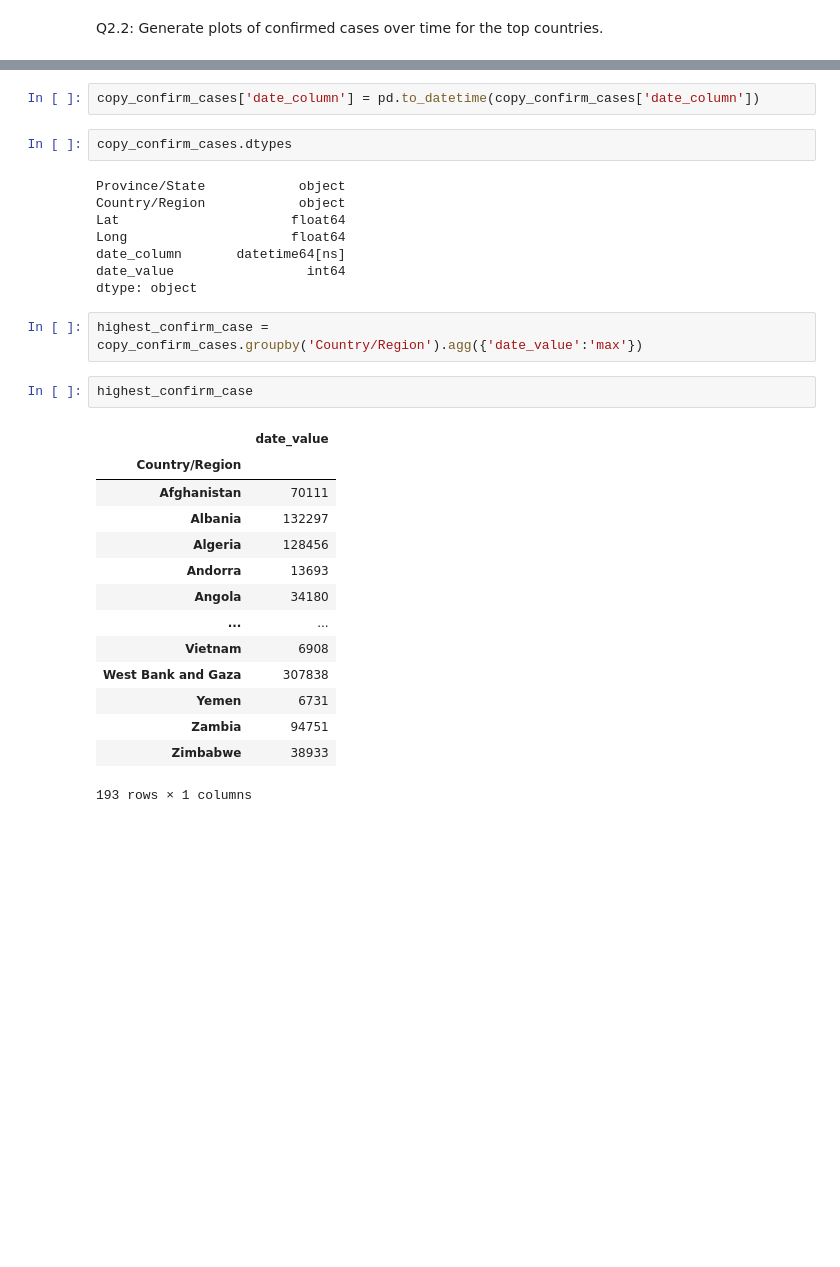
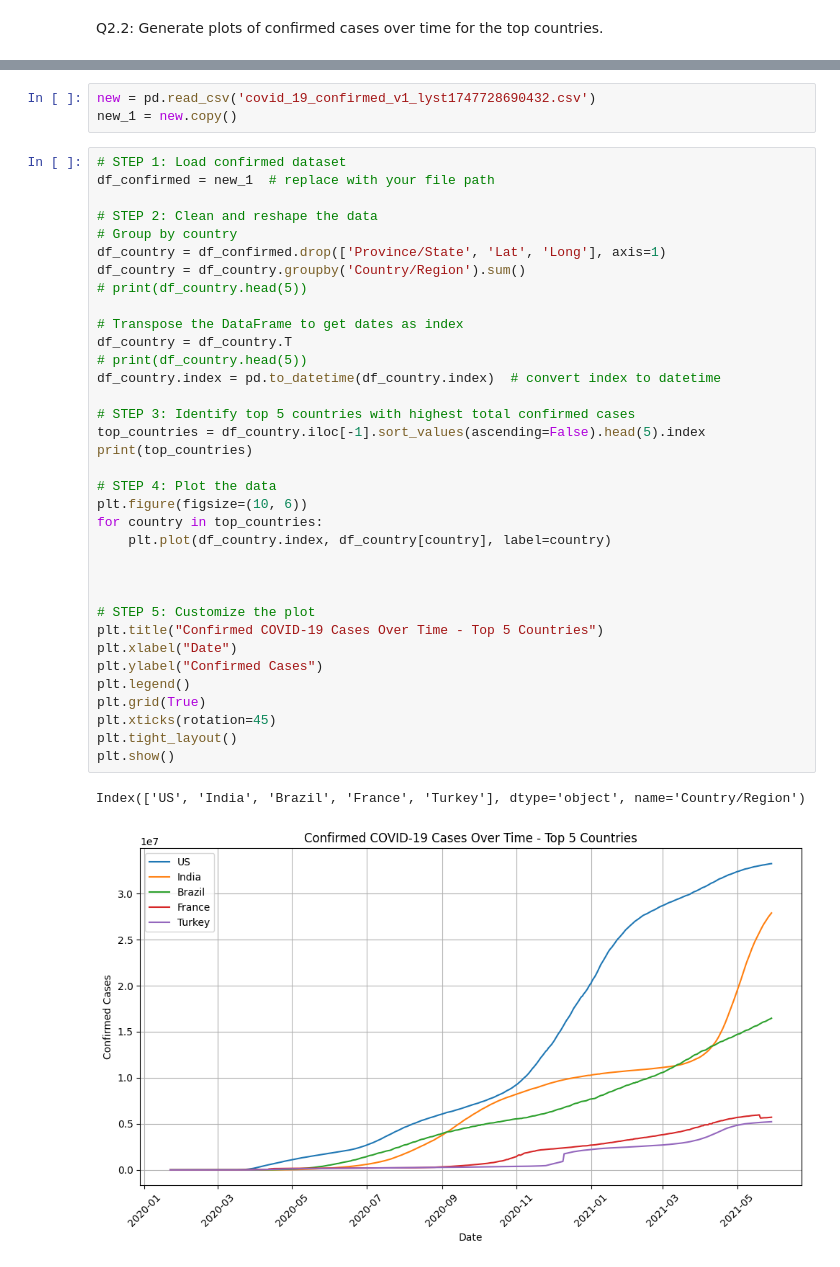
Before and after one commit to Priyavaratsaini3/Data-Science-Cohort, a Jupyter notebook: Case Study/Covid-19 Case Study/covid_19.ipynb, the cells around one changed output, grey strips where cells are left out. Saved outputs shown, nothing was run; the diff lists cells and outputs as text; blank space fills up the shorter version.

Commit message:
Generate plots of confirmed cases over time for the top countries

```diff
--- a/Case Study/Covid-19 Case Study/covid_19.ipynb
+++ b/Case Study/Covid-19 Case Study/covid_19.ipynb
@@ -129,31 +56,41 @@ memory usage: 6.2+ MB
-# %%
-copy_confirm_cases['date_column'] = pd.to_datetime(copy_confirm_cases['date_column'])
-# %%
-copy_confirm_cases.dtypes
-# %% [output]
-Province/State            object
-Country/Region            object
-Lat                      float64
-Long                     float64
-date_column       datetime64[ns]
-date_value                 int64
-dtype: object
-# %%
-highest_confirm_case = copy_confirm_cases.groupby('Country/Region').agg({'date_value':'max'})
-# %%
-highest_confirm_case
-# %% [output]
-|  | date_value |
-| Country/Region |  |
-| Afghanistan | 70111 |
-| Albania | 132297 |
-| Algeria | 128456 |
-| Andorra | 13693 |
-| Angola | 34180 |
-| ... | ... |
-| Vietnam | 6908 |
-| West Bank and Gaza | 307838 |
-| Yemen | 6731 |
-| Zambia | 94751 |
-| Zimbabwe | 38933 |
-193 rows × 1 columns
+# %%
+new = pd.read_csv('covid_19_confirmed_v1_lyst1747728690432.csv')
+new_1 = new.copy()
+# %%
+# STEP 1: Load confirmed dataset
+df_confirmed = new_1  # replace with your file path
+
+# STEP 2: Clean and reshape the data
+# Group by country
+df_country = df_confirmed.drop(['Province/State', 'Lat', 'Long'], axis=1)
+df_country = df_country.groupby('Country/Region').sum()
+# print(df_country.head(5))
+
+# Transpose the DataFrame to get dates as index
+df_country = df_country.T
+# print(df_country.head(5))
+df_country.index = pd.to_datetime(df_country.index)  # convert index to datetime
+
+# STEP 3: Identify top 5 countries with highest total confirmed cases
+top_countries = df_country.iloc[-1].sort_values(ascending=False).head(5).index
+print(top_countries)
+
+# STEP 4: Plot the data
+plt.figure(figsize=(10, 6))
+for country in top_countries:
+    plt.plot(df_country.index, df_country[country], label=country)
+
+
+
+# STEP 5: Customize the plot
+plt.title("Confirmed COVID-19 Cases Over Time - Top 5 Countries")
+plt.xlabel("Date")
+plt.ylabel("Confirmed Cases")
+plt.legend()
+plt.grid(True)
+plt.xticks(rotation=45)
+plt.tight_layout()
+plt.show()
+# %% [output]
+Index(['US', 'India', 'Brazil', 'France', 'Turkey'], dtype='object', name='Country/Region')
+[figure, added]
```
Also changed, not shown: parts of 9 cells of this notebook.
